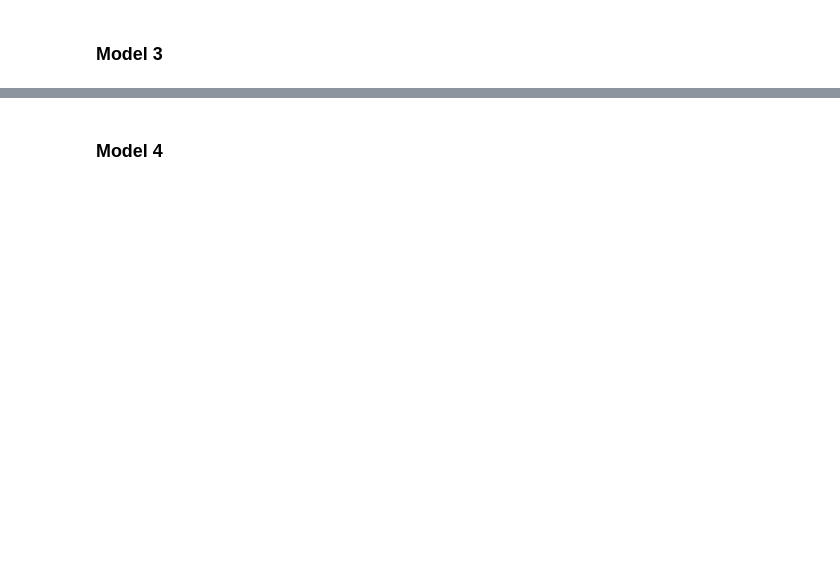
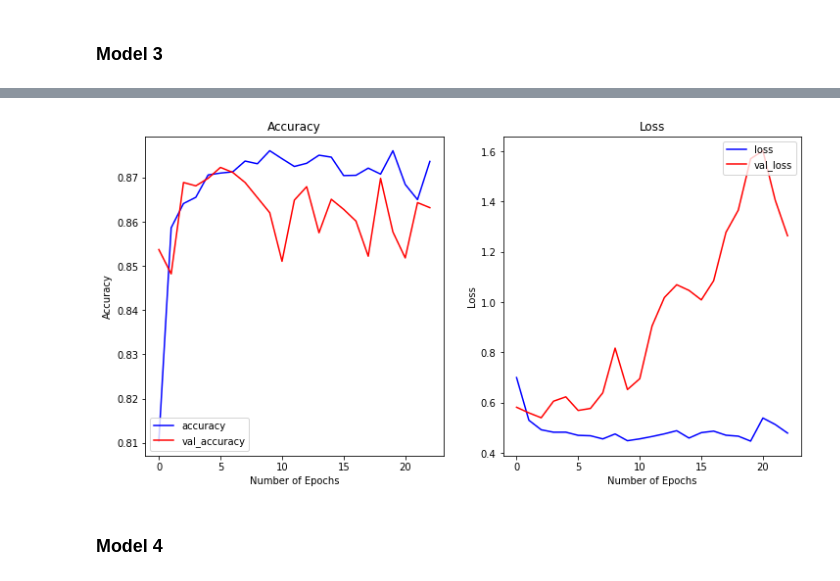
Before and after one commit to jan-kreischer/UZH_ML4NLP, a Jupyter notebook: Project-03/ex03_cnn_jan.ipynb, the cells around one changed output, grey strips where cells are left out. Cells and saved outputs as stored; diff of their text form; code cells hidden in the pictures; blank space fills up the shorter version.

```diff
--- a/Project-03/ex03_cnn_jan.ipynb
+++ b/Project-03/ex03_cnn_jan.ipynb
@@ -617,4 +641,4 @@ params_3 = {
 }
 # %%
-history_3, model_3 = langIDCNN(X_train, y_train, X_val, y_val, params_3)
+history_3, model_3 = train_model(X_train, y_train, X_val, y_val, params_3)
 # %% [output]
@@ -643,3 +662,7 @@ model_3.evaluate(X_test, y_test)
+# %%
+plot_history(history_3)
+# %% [output]
+[figure, added]
 # %% [markdown]
 ### Model 4
 # %%
```
Also changed, not shown: parts of 37 cells of this notebook.
